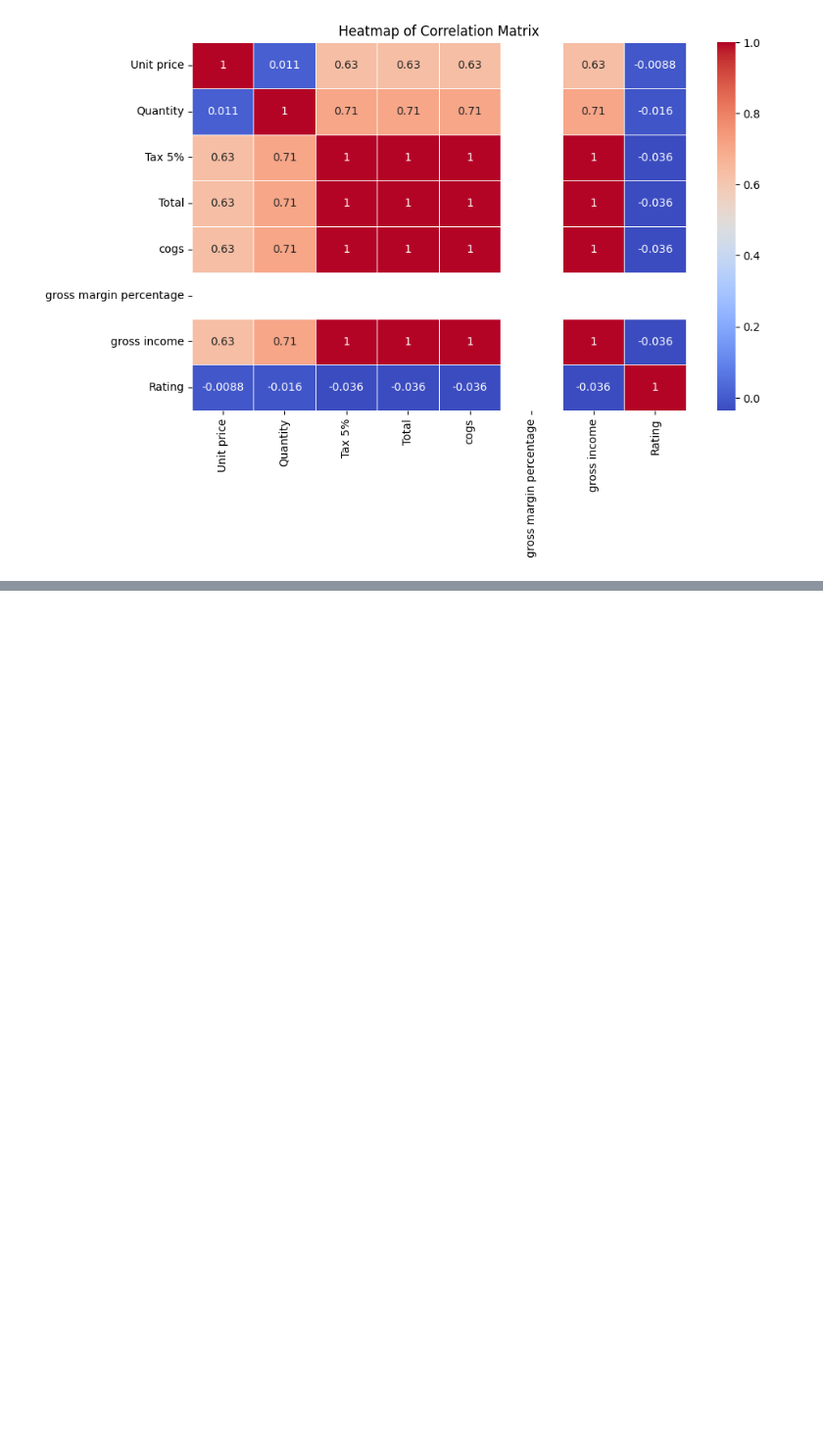
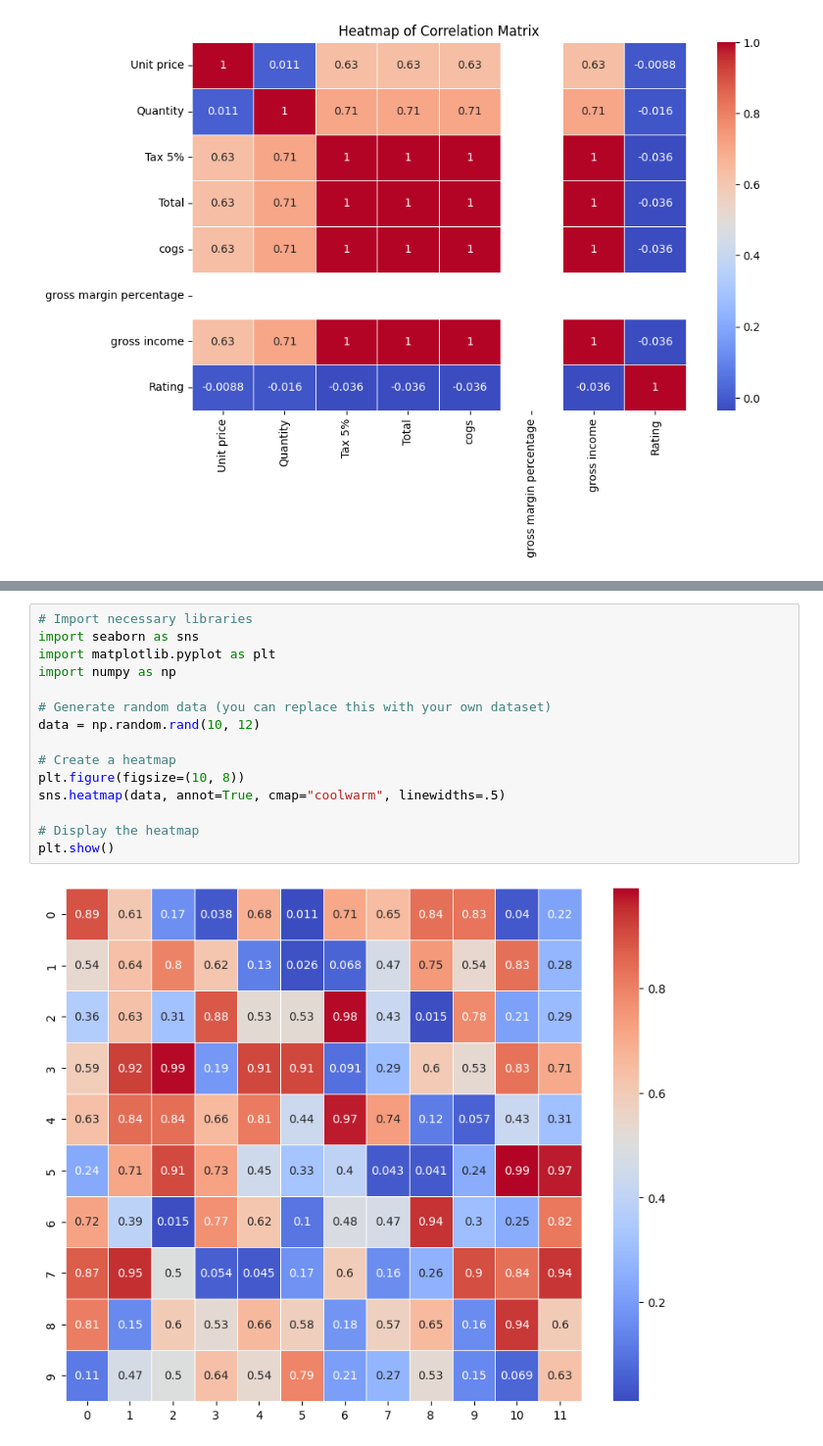
Before and after one commit to DevBatra05/AIML, a Jupyter notebook: Lab_5.ipynb, the cells around one changed output, grey strips where cells are left out. Shown at 98% size. Cells and saved outputs as stored; diff of their text form; blank space fills up the shorter version.

```diff
--- a/Lab_5.ipynb
+++ b/Lab_5.ipynb
@@ -109,0 +117,17 @@ plt.show()
+# %%
+# Import necessary libraries
+import seaborn as sns
+import matplotlib.pyplot as plt
+import numpy as np
+
+# Generate random data (you can replace this with your own dataset)
+data = np.random.rand(10, 12)
+
+# Create a heatmap
+plt.figure(figsize=(10, 8))
+sns.heatmap(data, annot=True, cmap="coolwarm", linewidths=.5)
+
+# Display the heatmap
+plt.show()
+# %% [output]
+[figure, added]
```
Also changed, not shown: parts of 1 cell of this notebook.
